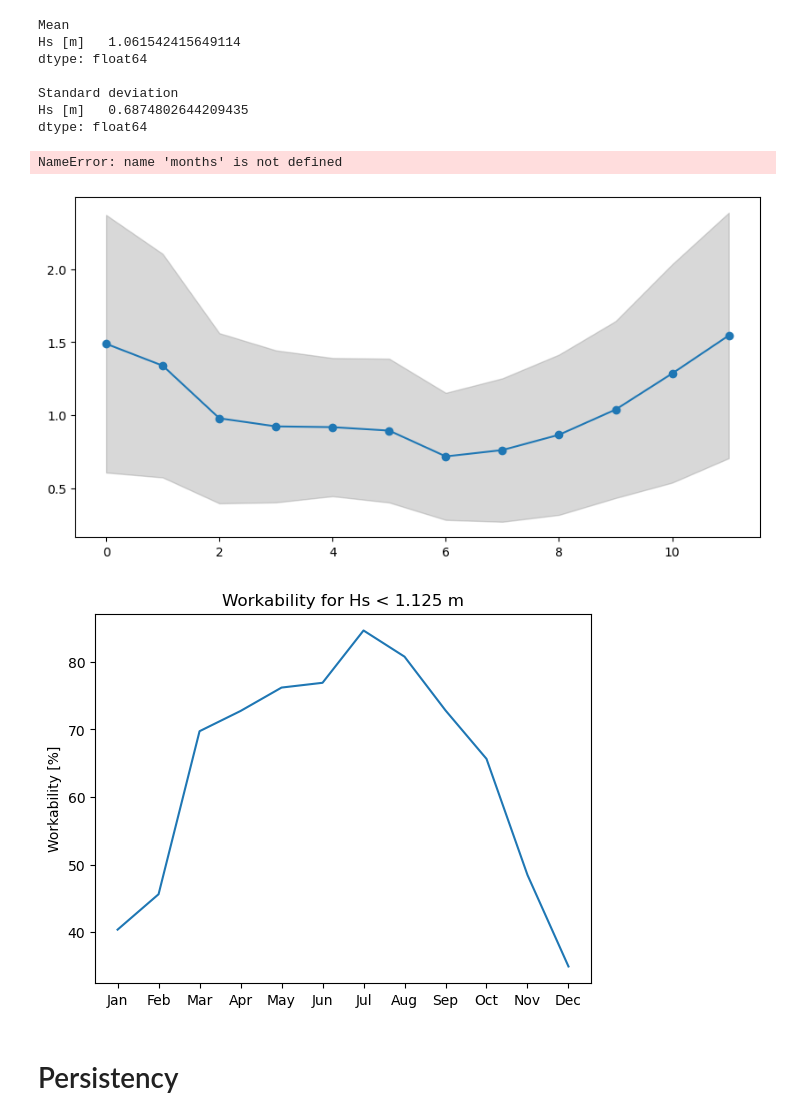
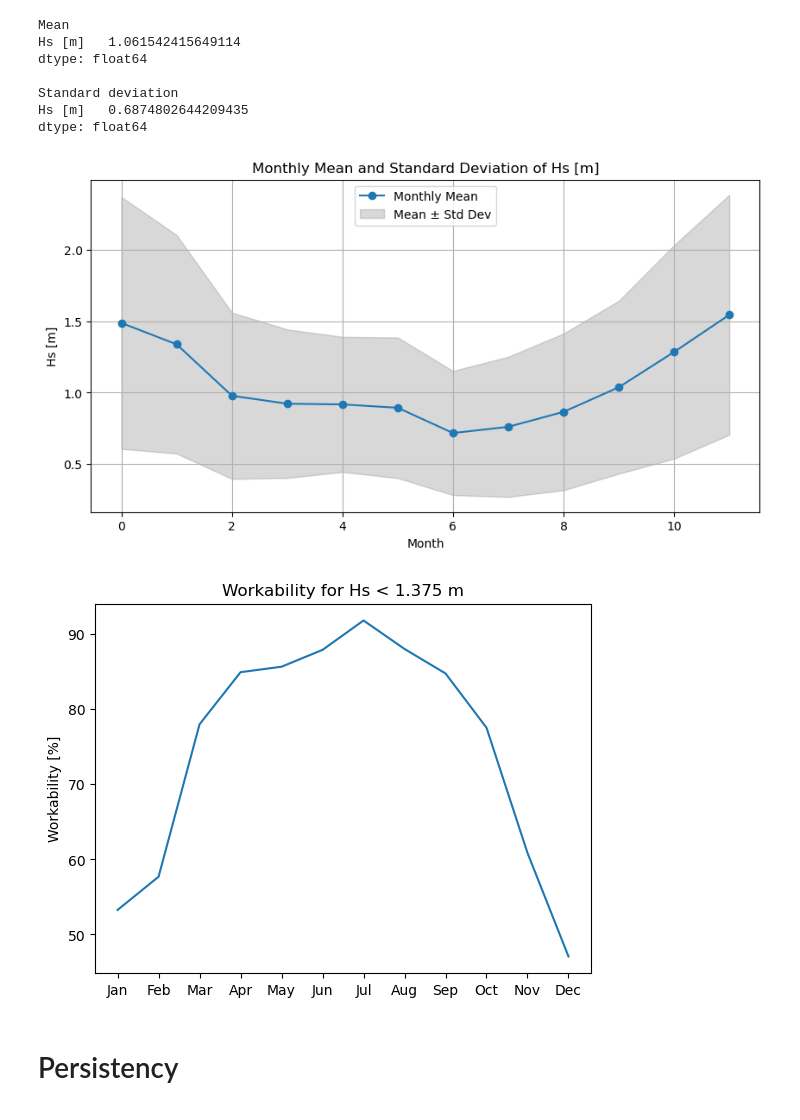
Before and after one commit to denisepierce01/Dredging, a Jupyter notebook: Maintenance_cycle.ipynb, the cells around one changed output. Cells and saved outputs as stored; diff of their text form; code cells hidden in the pictures.

```diff
--- a/Maintenance_cycle.ipynb
+++ b/Maintenance_cycle.ipynb
@@ -49,28 +49,27 @@ dtype: float64
 # %%
 # Group by month (1-12) and calculate mean and std dev for each calendar month across all years
 # (monthly_mean and monthly_std already exist)
 monthly_mean = eurpfm.groupby(eurpfm.index.month).mean()
 monthly_std = eurpfm.groupby(eurpfm.index.month).std()
 
 plt.figure(figsize=(10,5))
 plt.plot(monthly_mean.index-1, monthly_mean['Hs [m]'], marker='o', label='Monthly Mean')
 plt.fill_between(monthly_mean.index-1,
                  monthly_mean['Hs [m]'] - monthly_std['Hs [m]'],
                  monthly_mean['Hs [m]'] + monthly_std['Hs [m]'],
                  color='gray', alpha=0.3, label='Mean ± Std Dev')
-plt.xticks(ticks=range(12), labels=months)
+#plt.xticks(ticks=range(12), labels=months)
 plt.xlabel('Month')
 plt.ylabel('Hs [m]')
 plt.title('Monthly Mean and Standard Deviation of Hs [m]')
 plt.legend()
 plt.grid(True)
 plt.show()
 # %% [output]
-NameError: name 'months' is not defined
-[figure, old version]
+[figure, new version]
 # %%
 
-draught= 4.5  #CHANGE WITH BOATS
+draught= 5.5  #CHANGE WITH BOATS
 Hs_thres = 0.25 *draught  #CHANGE WITH BOAT DRAUGHT
 work_ability = []
 
@@ -89,7 +88,7 @@ plt.xticks(np.linspace(0,11,12), months);
 plt.title('Workability for Hs < '+str(Hs_thres)+' m');
 plt.ylabel('Workability [%]');
 # %% [output]
-[figure, old version]
+[figure, new version]
 # %% [markdown]
 # Persistency
 # %%
```
Also changed, not shown: parts of 12 cells of this notebook.
